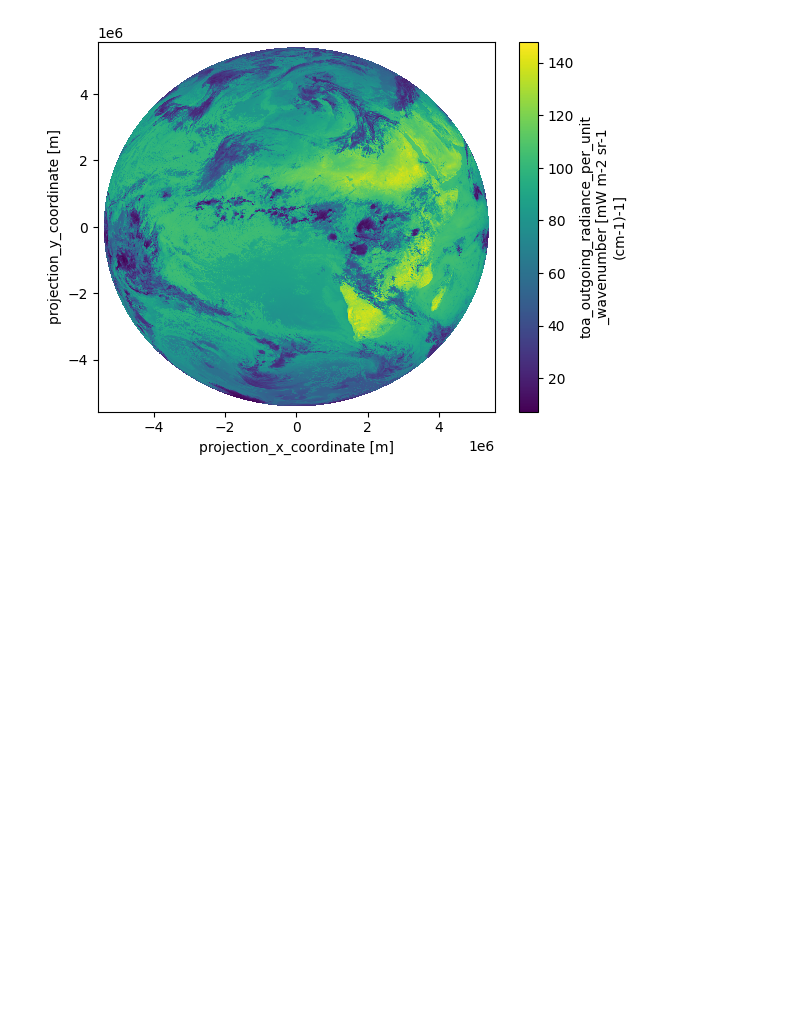
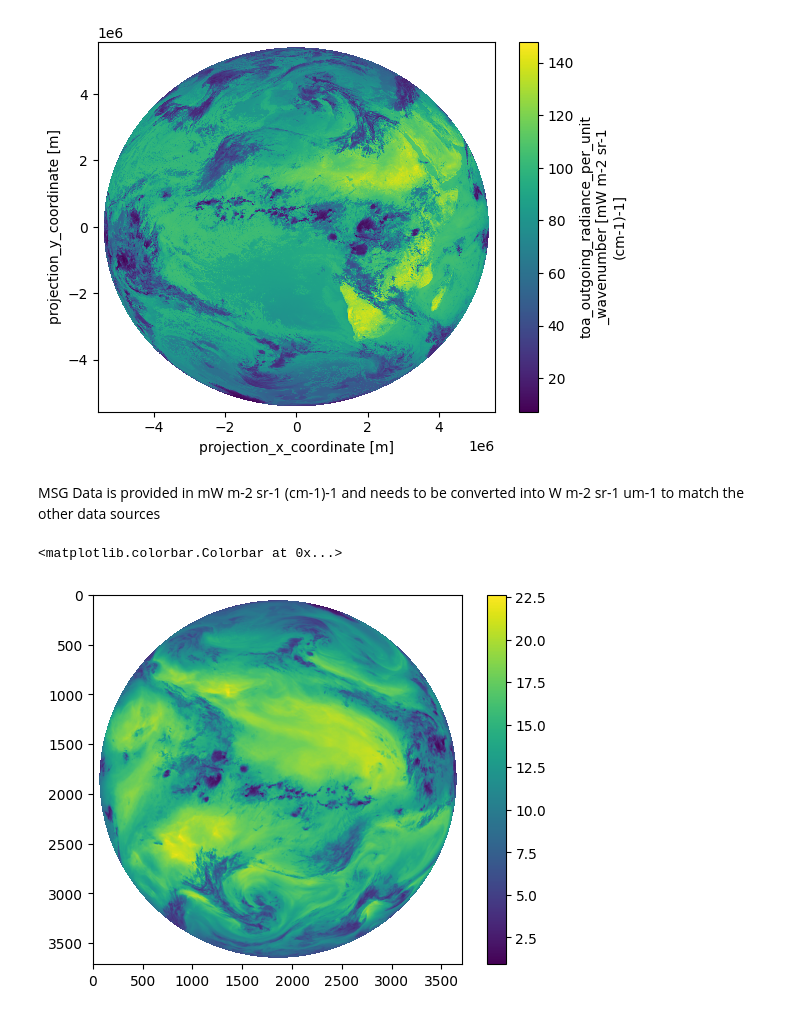
Before and after one commit to spaceml-org/rs_tools, a Jupyter notebook: notebooks/dev/msg/0.3-MSG-visualization.ipynb, the cells around one changed output. Saved outputs shown, nothing was run; the diff lists cells and outputs as text; code cells hidden in the pictures; blank space fills up the shorter version.

```diff
--- a/notebooks/dev/msg/0.3-MSG-visualization.ipynb
+++ b/notebooks/dev/msg/0.3-MSG-visualization.ipynb
@@ -114,3 +136,5 @@ ds.IR_108.plot()
 # %% [output]
 <matplotlib.collections.QuadMesh at 0x...>
 [figure]
+# %% [markdown]
+MSG Data is provided in mW m-2 sr-1 (cm-1)-1 and needs to be converted into W m-2 sr-1 um-1 to match the other data sources
@@ -116,0 +143,6 @@ ds.IR_108.plot()
+# %%
+plt.imshow(ds.WV_073.data.compute())
+plt.colorbar()
+# %% [output]
+<matplotlib.colorbar.Colorbar at 0x...>
+[figure, added]
```
Also changed, not shown: parts of 5 cells of this notebook, 1 other file.
